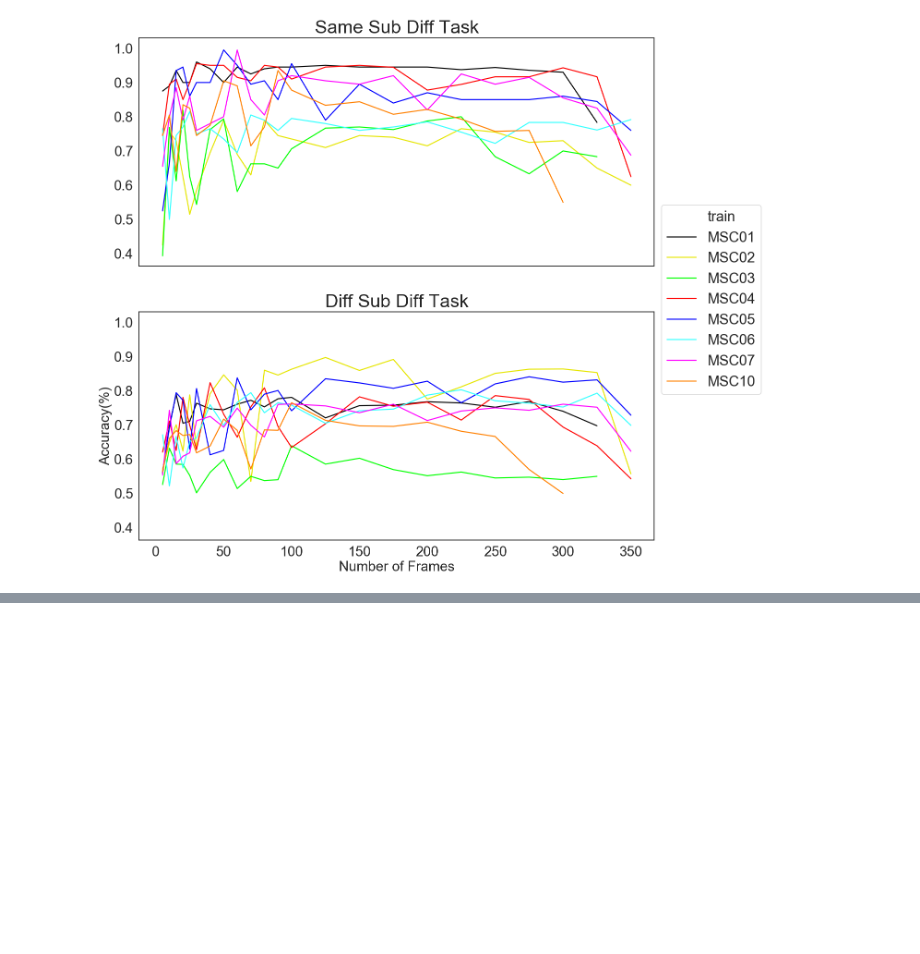
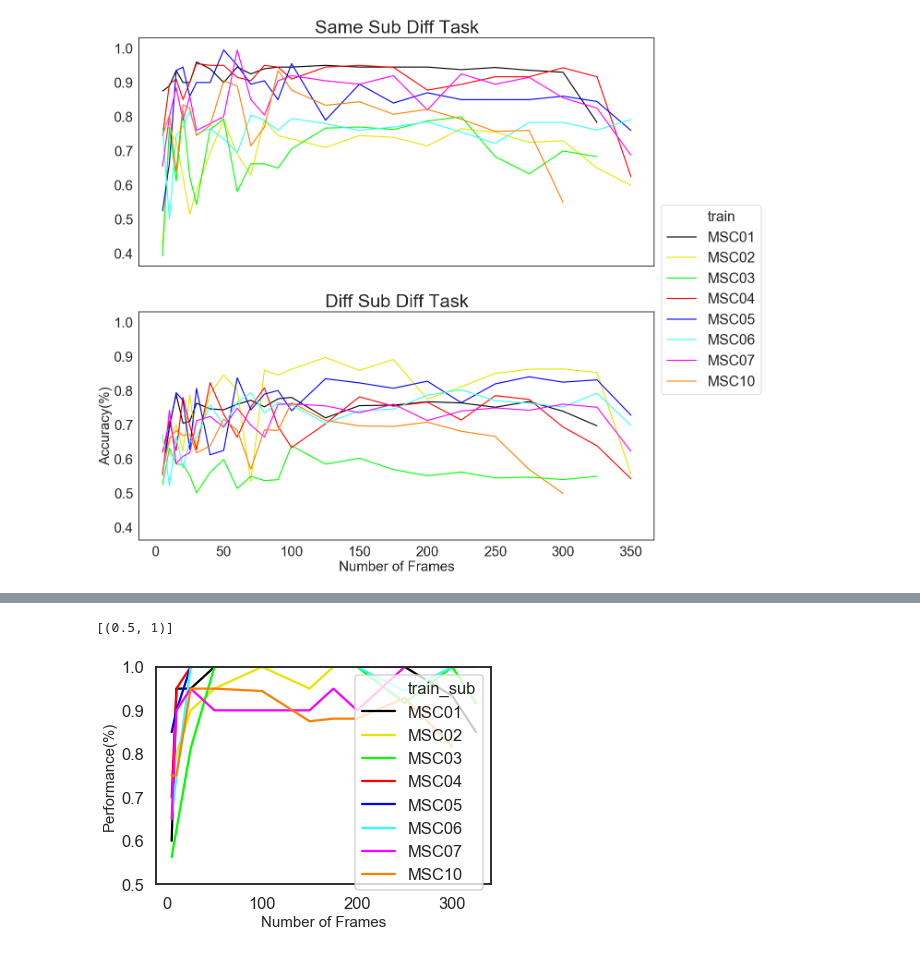
Before and after one commit to GrattonLab/MSC_Alexis, a Jupyter notebook: analysis/code/mL_rsfMRI/supplemental_exploration/maxminFigs.ipynb, the cells around one changed output, grey strips where cells are left out. Saved outputs shown, nothing was run; the diff lists cells and outputs as text; code cells hidden in the pictures; blank space fills up the shorter version.

```diff
--- a/analysis/code/mL_rsfMRI/supplemental_exploration/maxminFigs.ipynb
+++ b/analysis/code/mL_rsfMRI/supplemental_exploration/maxminFigs.ipynb
@@ -444,0 +478,9 @@ plt.savefig(figsDir+'frames_ran_acc_plotsRest_DT.png', bbox_inches='tight')
+# %%
+ax = sns.lineplot(x="frames", y="acc",hue='train_sub',data=CV,ci=None,color='r', palette=['1','2','3','4','5','6','7','10'])
+ax.set_ylabel("Performance(%)", fontsize=15)
+ax.set_xlabel('Number of Frames',fontsize=15)
+ax.set(ylim=(.5, 1))
+#plt.savefig(figsDir+'permuted_CV_indivsubs_1000_mem.png', bbox_inches='tight')
+# %% [output]
+[(0.5, 1)]
+[figure, added]
```
Also changed, not shown: parts of 3 cells of this notebook, 2 other files.
